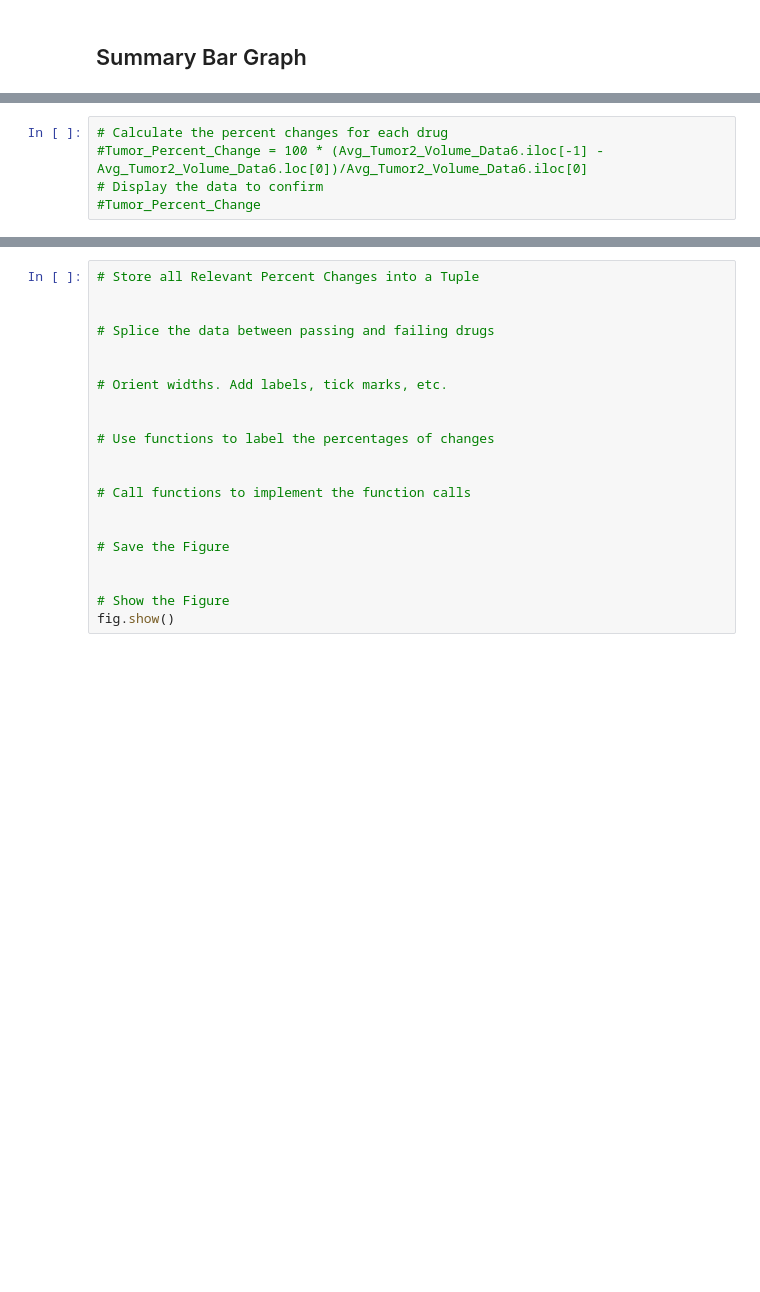
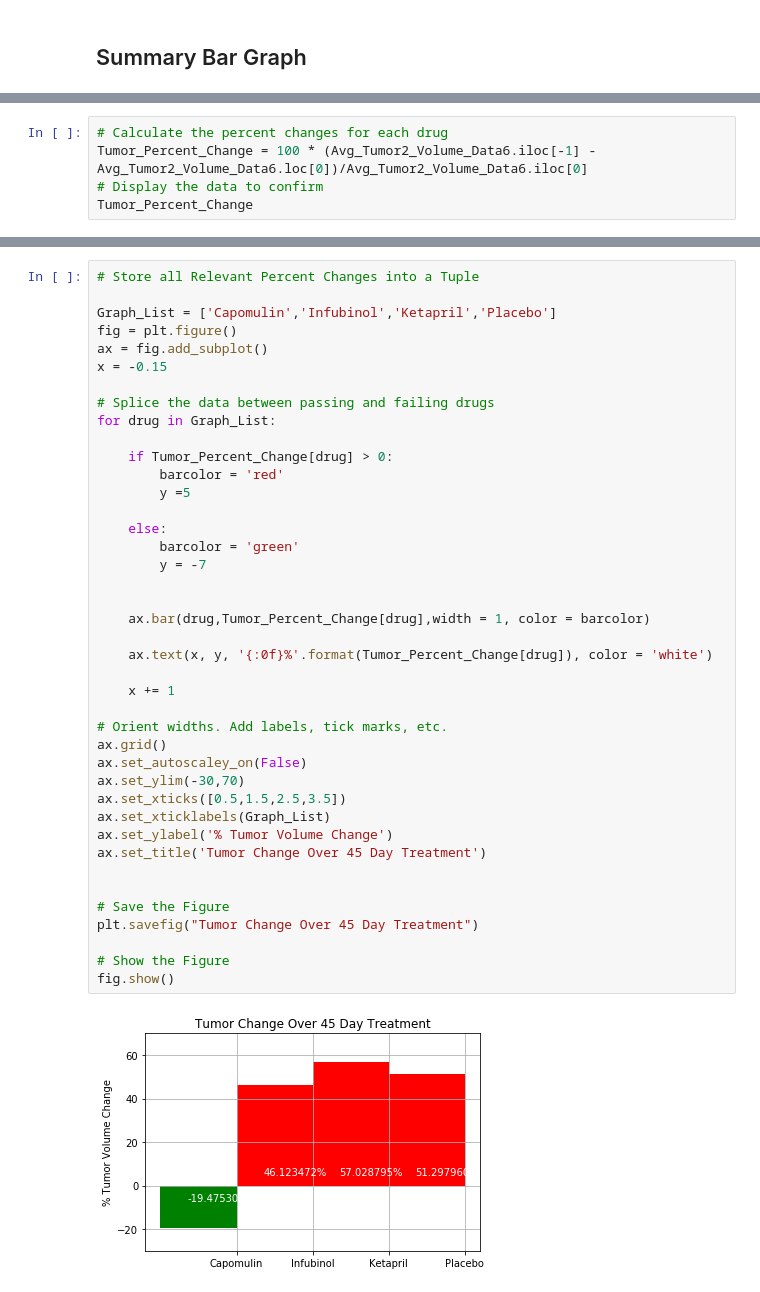
Before and after one commit to housefriedrice/Pymaceuticals, a Jupyter notebook: pymaceuticals_starter.ipynb, the cells around one changed output, grey strips where cells are left out. Cells and saved outputs as stored; diff of their text form; blank space fills up the shorter version.

```diff
--- a/pymaceuticals_starter.ipynb
+++ b/pymaceuticals_starter.ipynb
@@ -275,6 +284,6 @@ plt.show()
 # %%
 # Calculate the percent changes for each drug
-#Tumor_Percent_Change = 100 * (Avg_Tumor2_Volume_Data6.iloc[-1] - Avg_Tumor2_Volume_Data6.loc[0])/Avg_Tumor2_Volume_Data6.iloc[0]
+Tumor_Percent_Change = 100 * (Avg_Tumor2_Volume_Data6.iloc[-1] - Avg_Tumor2_Volume_Data6.loc[0])/Avg_Tumor2_Volume_Data6.iloc[0]
 # Display the data to confirm
-#Tumor_Percent_Change
+Tumor_Percent_Change
 # %% [output]
@@ -282,23 +302,45 @@ KeyError: 0
-# %%
-# Store all Relevant Percent Changes into a Tuple
-
-
-# Splice the data between passing and failing drugs
-
-
-# Orient widths. Add labels, tick marks, etc.
-
-
-# Use functions to label the percentages of changes
-
-
-# Call functions to implement the function calls
-
-
-# Save the Figure
-
-
-# Show the Figure
-fig.show()
+# %%
+# Store all Relevant Percent Changes into a Tuple
+
+Graph_List = ['Capomulin','Infubinol','Ketapril','Placebo']
+fig = plt.figure()
+ax = fig.add_subplot()
+x = -0.15
+
+# Splice the data between passing and failing drugs
+for drug in Graph_List:
+
+    if Tumor_Percent_Change[drug] > 0:
+        barcolor = 'red'
+        y =5
+
+    else:
+        barcolor = 'green'
+        y = -7
+
+
+    ax.bar(drug,Tumor_Percent_Change[drug],width = 1, color = barcolor)
+
+    ax.text(x, y, '{:0f}%'.format(Tumor_Percent_Change[drug]), color = 'white')
+
+    x += 1
+
+# Orient widths. Add labels, tick marks, etc.
+ax.grid()
+ax.set_autoscaley_on(False)
+ax.set_ylim(-30,70)
+ax.set_xticks([0.5,1.5,2.5,3.5])
+ax.set_xticklabels(Graph_List)
+ax.set_ylabel('% Tumor Volume Change')
+ax.set_title('Tumor Change Over 45 Day Treatment')
+
+
+# Save the Figure
+plt.savefig("Tumor Change Over 45 Day Treatment")
+
+# Show the Figure
+fig.show()
+# %% [output]
+[figure, added]
 # %% [markdown]
 ![Metastatic Spread During Treatment](../Images/change.png)
```
Also changed, not shown: parts of 3 cells of this notebook.
